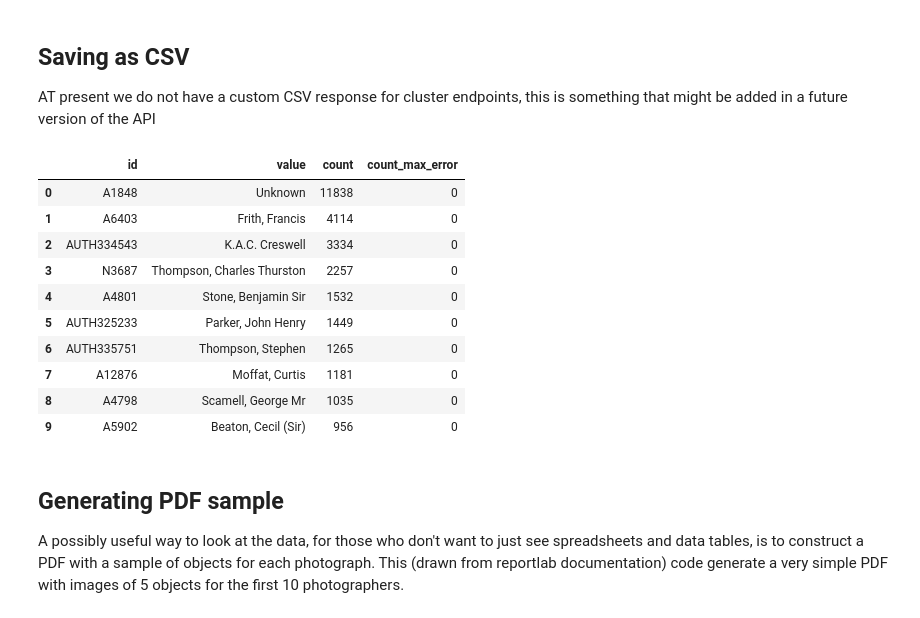
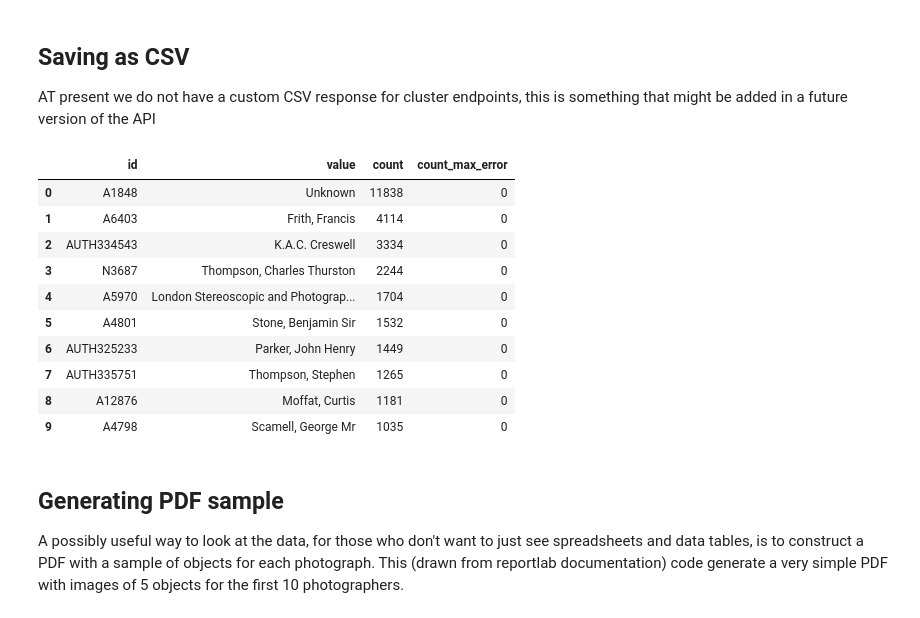
Before and after one commit to vanda/etc-docs, a Jupyter notebook: notebooks/data-explorations/data-exploration-5.ipynb, the cells around one changed output. Drawn from its saved outputs; the diff is of its cells as text; code cells hidden in the pictures.

```diff
--- a/notebooks/data-explorations/data-exploration-5.ipynb
+++ b/notebooks/data-explorations/data-exploration-5.ipynb
@@ -167,21 +171,21 @@ treemap(req.json(), "Photographer")
 AT present we do not have a custom CSV response for cluster endpoints, this is something that might be added in a future version of the API
 # %%
 import pandas as pd
-df_photograph = pd.read_json('https://api.vam.ac.uk/v2/objects/clusters/person/search?kw_object_type=Photograph&cluster_size=100', orient='records')
+df_photograph = pd.read_json('https://api.vam.ac.uk/v2/objects/clusters/maker/search?kw_object_type=Photograph&cluster_size=100', orient='records')
 df_photograph.to_csv("photograph-top-100.csv")
 df_photograph.head(10)
 # %% [output]
 |  | id | value | count | count_max_error |
 | 0 | A1848 | Unknown | 11838 | 0 |
 | 1 | A6403 | Frith, Francis | 4114 | 0 |
 | 2 | AUTH334543 | K.A.C. Creswell | 3334 | 0 |
-| 3 | N3687 | Thompson, Charles Thurston | 2257 | 0 |
-| 4 | A4801 | Stone, Benjamin Sir | 1532 | 0 |
-| 5 | AUTH325233 | Parker, John Henry | 1449 | 0 |
-| 6 | AUTH335751 | Thompson, Stephen | 1265 | 0 |
-| 7 | A12876 | Moffat, Curtis | 1181 | 0 |
-| 8 | A4798 | Scamell, George Mr | 1035 | 0 |
-| 9 | A5902 | Beaton, Cecil (Sir) | 956 | 0 |
+| 3 | N3687 | Thompson, Charles Thurston | 2244 | 0 |
+| 4 | A5970 | London Stereoscopic and Photograp... | 1704 | 0 |
+| 5 | A4801 | Stone, Benjamin Sir | 1532 | 0 |
+| 6 | AUTH325233 | Parker, John Henry | 1449 | 0 |
+| 7 | AUTH335751 | Thompson, Stephen | 1265 | 0 |
+| 8 | A12876 | Moffat, Curtis | 1181 | 0 |
+| 9 | A4798 | Scamell, George Mr | 1035 | 0 |
 # %%
 
 import pandas as pd
```
Also changed, not shown: parts of 3 cells of this notebook, 5 other files.
